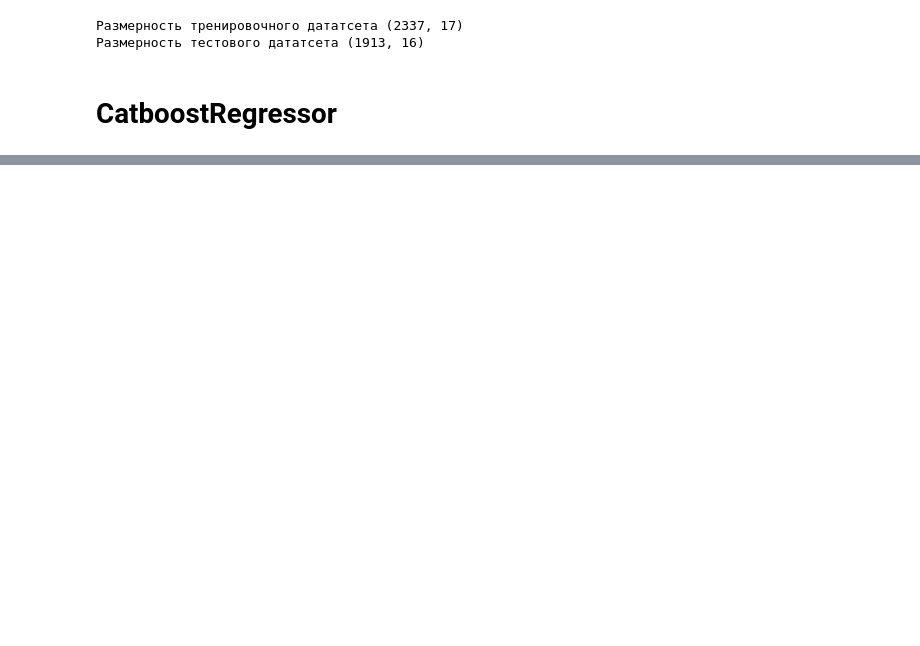
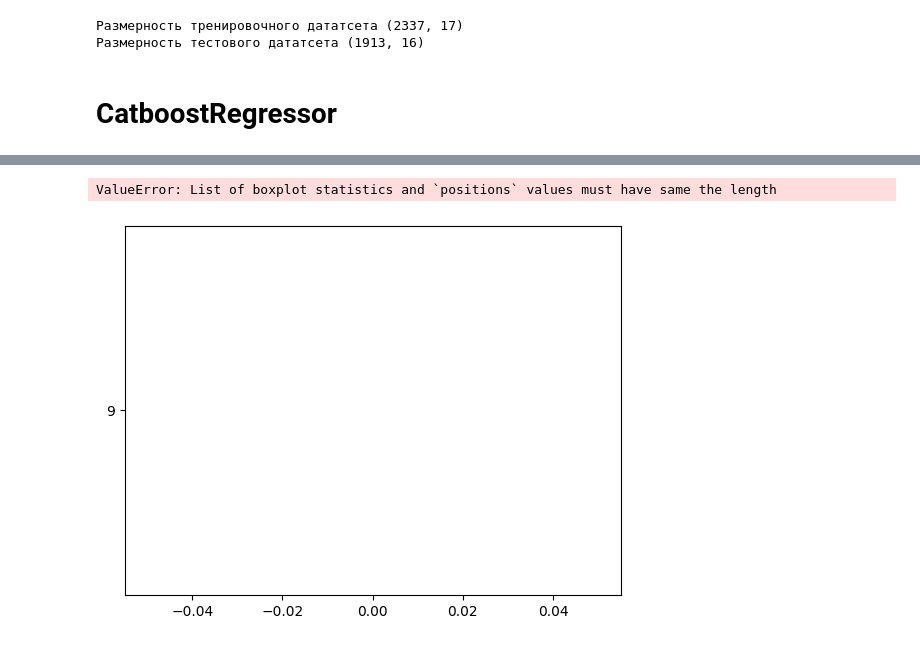
Before and after one commit to Derniska/MyProject, a Jupyter notebook: gradient_boosting_training.ipynb, the cells around one changed output, grey strips where cells are left out. Saved outputs shown, nothing was run; the diff lists cells and outputs as text; code cells hidden in the pictures; blank space fills up the shorter version.

```diff
--- a/gradient_boosting_training.ipynb
+++ b/gradient_boosting_training.ipynb
@@ -65,0 +150,12 @@ for train_index, val_index in kf.split(X):
+# %%
+# Средняя важность признаков по трем фолдам
+fi = pd.DataFrame(index = filtered_features, columns = [])
+for i, model in enumerate(regressions):
+  fi[f'm_{i}'] = model.get_feature_importance()
+fi = fi.stack().reset_index().iloc[:, [0,2]]
+fi.columns = ['feature', 'importance']
+cols_ord = list(fi.groupby('feature', as_index= False)['importance'].mean().sort_values('importance', ascending = False).index)
+sns.boxplot(data = fi, x = 'importance', y = 'feature', orient = 'h', order = cols_ord);
+# %% [output]
+ValueError: List of boxplot statistics and `positions` values must have same the length
+[figure, added]
```
Also changed, not shown: parts of 15 cells of this notebook.
